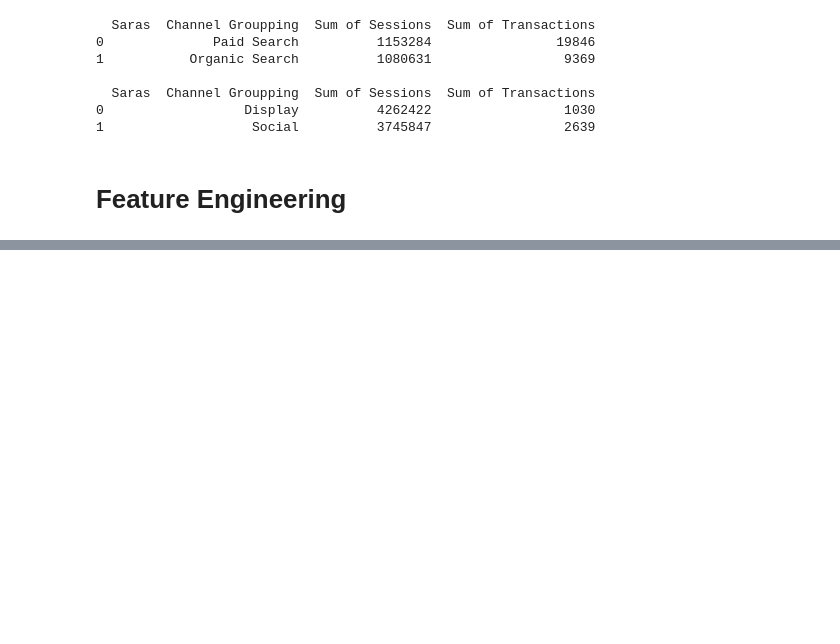
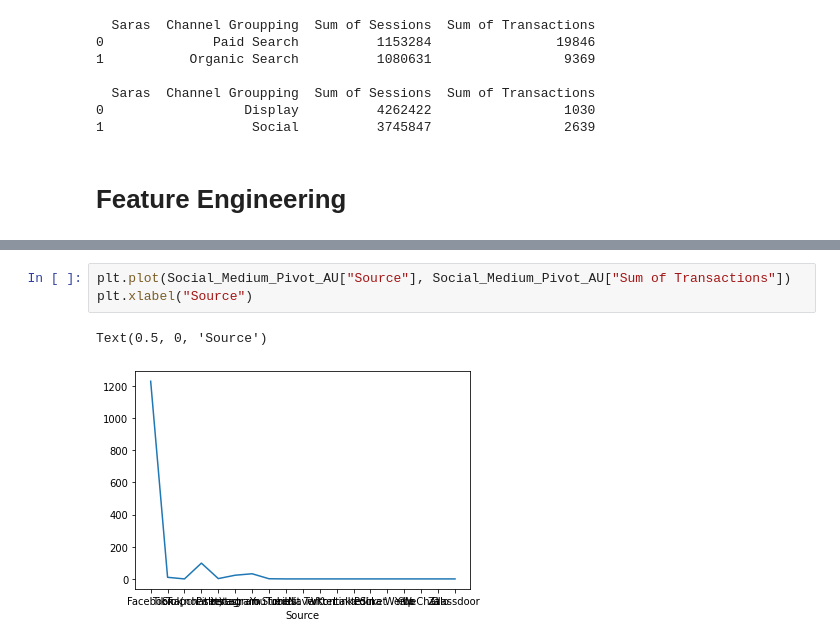
Before and after one commit to vincentwi/school, a Jupyter notebook: spring22/T3/Digital MS/Final.ipynb, the cells around one changed output, grey strips where cells are left out. Drawn from its saved outputs; the diff is of its cells as text; blank space fills up the shorter version.

```diff
--- a/spring22/T3/Digital MS/Final.ipynb
+++ b/spring22/T3/Digital MS/Final.ipynb
@@ -127,0 +134,6 @@ plt.plot(Channel_Raw_ID["Month of Year1"][:12], Channel_Raw_ID["Revenue1"][:12])
+# %%
+plt.plot(Social_Medium_Pivot_AU["Source"], Social_Medium_Pivot_AU["Sum of Transactions"])
+plt.xlabel("Source")
+# %% [output]
+Text(0.5, 0, 'Source')
+[figure, added]
```
Also changed, not shown: parts of 9 cells of this notebook, 1 other file.
